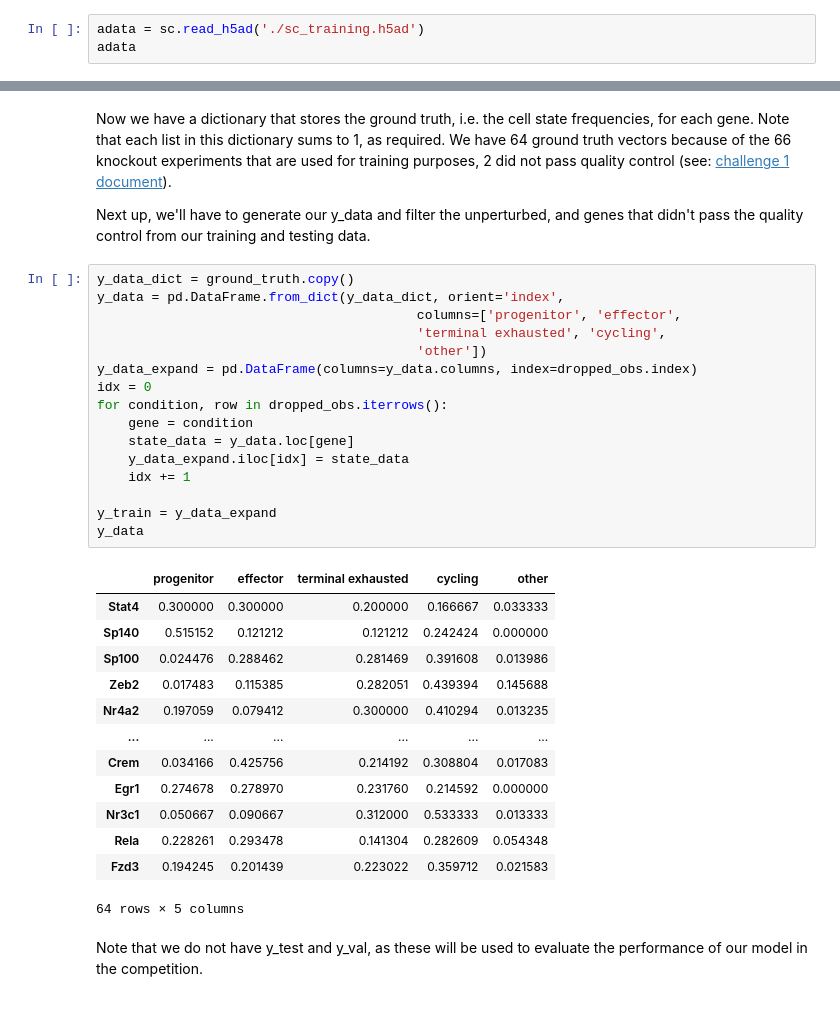
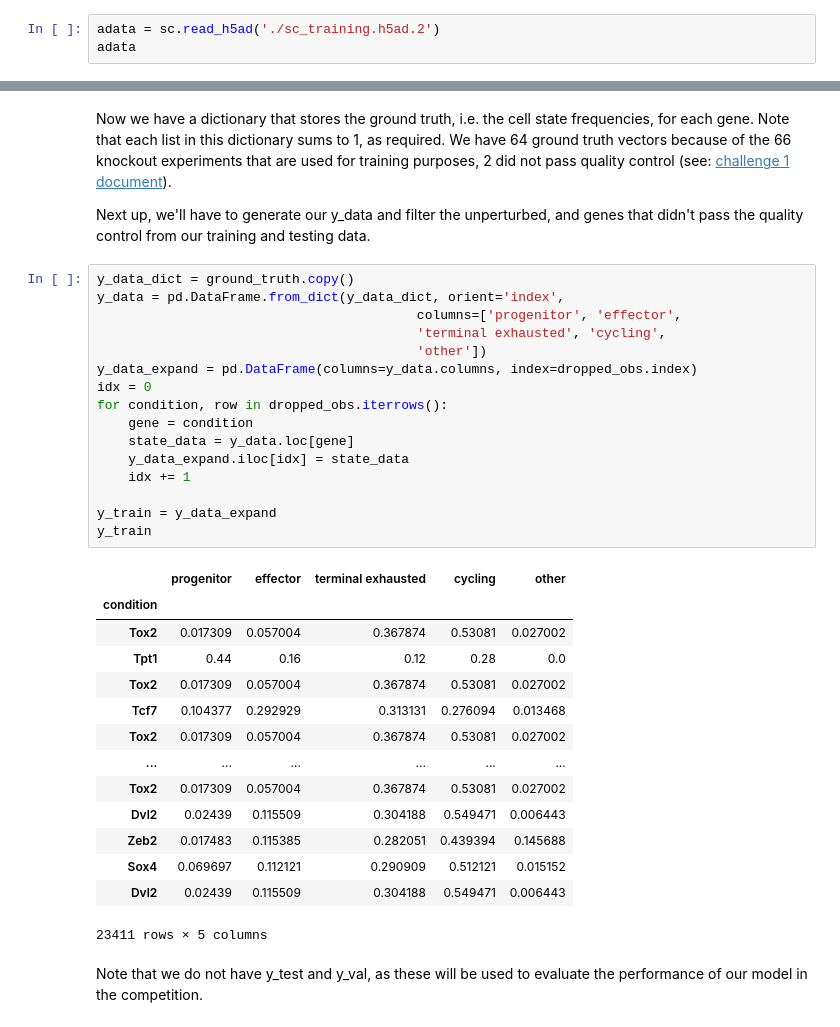
Before and after one commit to buttercutter/RNA-raiders, a Jupyter notebook: RFGB.ipynb, the cells around one changed output, grey strips where cells are left out. Drawn from its saved outputs; the diff is of its cells as text.

```diff
--- a/RFGB.ipynb
+++ b/RFGB.ipynb
@@ -117,7 +121,7 @@ scRNA_ATAC.h5       100%[===================>]  83.55M  55.7MB/s    in 1.5s
 # %% [markdown]
 For *read_h5ad()*, see [scanpy documentation](https://scanpy.readthedocs.io/en/stable/generated/scanpy.read_h5ad.html)
 # %%
-adata = sc.read_h5ad('./sc_training.h5ad')
+adata = sc.read_h5ad('./sc_training.h5ad.2')
 adata
 # %% [output]
 AnnData object with n_obs × n_vars = 28697 × 15077
@@ -236,33 +240,34 @@ Next up, we'll have to generate our y_data and filter the unperturbed, and genes
 # %%
 y_data_dict = ground_truth.copy()
 y_data = pd.DataFrame.from_dict(y_data_dict, orient='index',
                                          columns=['progenitor', 'effector',
                                          'terminal exhausted', 'cycling',
                                          'other'])
 y_data_expand = pd.DataFrame(columns=y_data.columns, index=dropped_obs.index)
 idx = 0
 for condition, row in dropped_obs.iterrows():
     gene = condition
     state_data = y_data.loc[gene]
     y_data_expand.iloc[idx] = state_data
     idx += 1
 
 y_train = y_data_expand
-y_data
+y_train
 # %% [output]
 |  | progenitor | effector | terminal exhausted | cycling | other |
-| Stat4 | 0.300000 | 0.300000 | 0.200000 | 0.166667 | 0.033333 |
-| Sp140 | 0.515152 | 0.121212 | 0.121212 | 0.242424 | 0.000000 |
-| Sp100 | 0.024476 | 0.288462 | 0.281469 | 0.391608 | 0.013986 |
+| condition |  |  |  |  |  |
+| Tox2 | 0.017309 | 0.057004 | 0.367874 | 0.53081 | 0.027002 |
+| Tpt1 | 0.44 | 0.16 | 0.12 | 0.28 | 0.0 |
+| Tox2 | 0.017309 | 0.057004 | 0.367874 | 0.53081 | 0.027002 |
+| Tcf7 | 0.104377 | 0.292929 | 0.313131 | 0.276094 | 0.013468 |
+| Tox2 | 0.017309 | 0.057004 | 0.367874 | 0.53081 | 0.027002 |
+| ... | ... | ... | ... | ... | ... |
+| Tox2 | 0.017309 | 0.057004 | 0.367874 | 0.53081 | 0.027002 |
+| Dvl2 | 0.02439 | 0.115509 | 0.304188 | 0.549471 | 0.006443 |
 | Zeb2 | 0.017483 | 0.115385 | 0.282051 | 0.439394 | 0.145688 |
-| Nr4a2 | 0.197059 | 0.079412 | 0.300000 | 0.410294 | 0.013235 |
-| ... | ... | ... | ... | ... | ... |
-| Crem | 0.034166 | 0.425756 | 0.214192 | 0.308804 | 0.017083 |
-| Egr1 | 0.274678 | 0.278970 | 0.231760 | 0.214592 | 0.000000 |
-| Nr3c1 | 0.050667 | 0.090667 | 0.312000 | 0.533333 | 0.013333 |
-| Rela | 0.228261 | 0.293478 | 0.141304 | 0.282609 | 0.054348 |
-| Fzd3 | 0.194245 | 0.201439 | 0.223022 | 0.359712 | 0.021583 |
+| Sox4 | 0.069697 | 0.112121 | 0.290909 | 0.512121 | 0.015152 |
+| Dvl2 | 0.02439 | 0.115509 | 0.304188 | 0.549471 | 0.006443 |
-64 rows × 5 columns
+23411 rows × 5 columns
 # %% [markdown]
 Note that we do not have y_test and y_val, as these will be used to evaluate the performance of our model in the competition.
 # %% [markdown]
```
Also changed, not shown: parts of 22 cells of this notebook.
